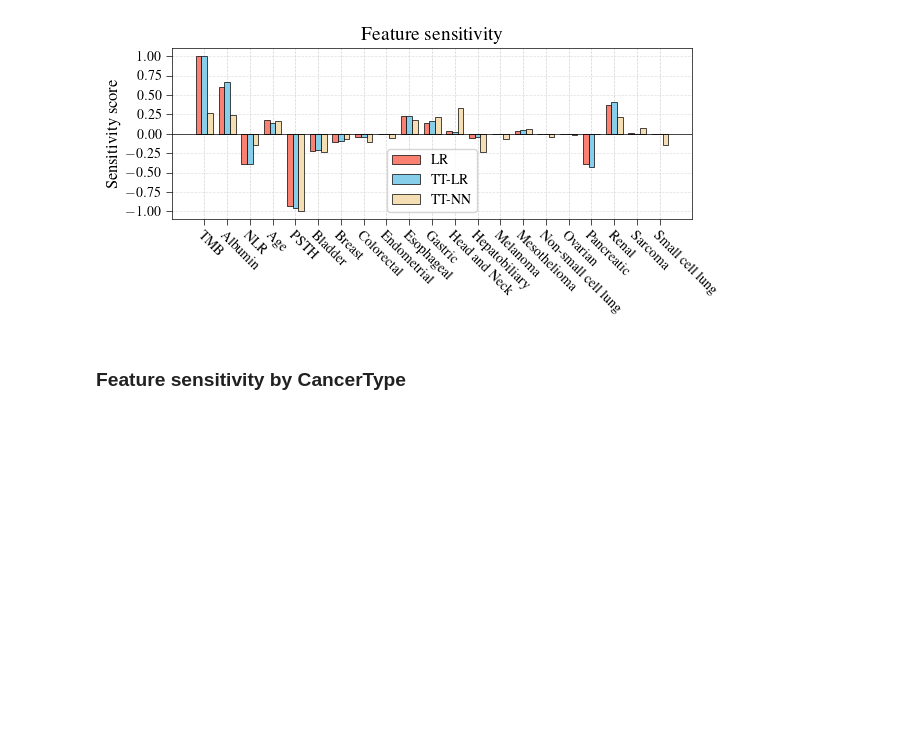
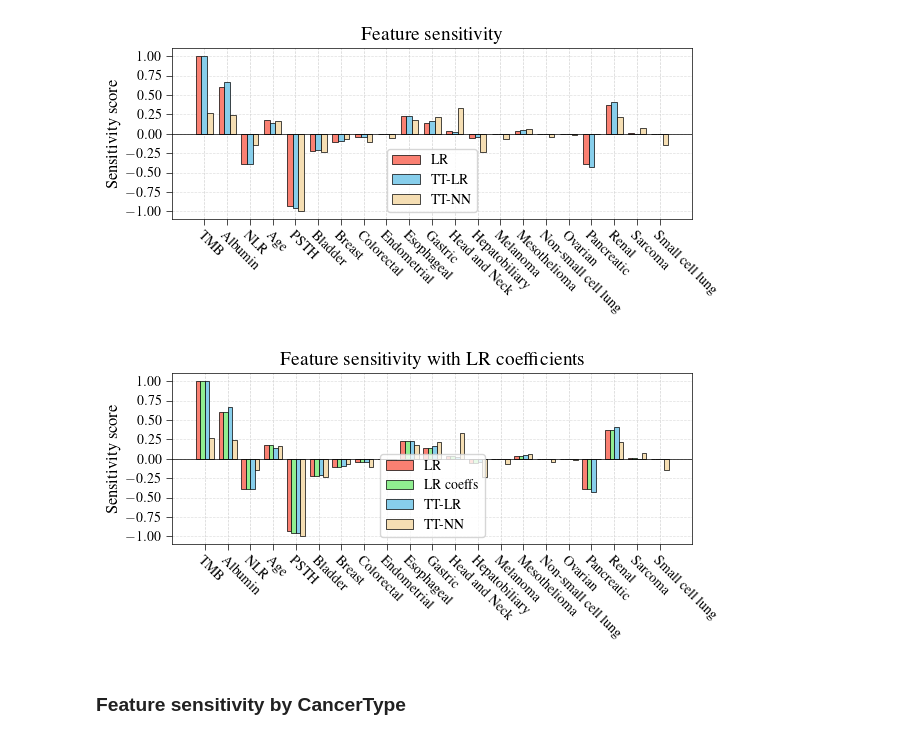
Before and after one commit to joserapa98/tns4loris, a Jupyter notebook: interpretability/interpretability.ipynb, the cells around one changed output. Cells and saved outputs as stored; diff of their text form; code cells hidden in the pictures; blank space fills up the shorter version.

Commit message:
Check feature sensitivity plot against LR coeffs

```diff
--- a/interpretability/interpretability.ipynb
+++ b/interpretability/interpretability.ipynb
@@ -958,6 +958,9 @@ for feat in featuresNA:
 lr_van_scores = torch.stack(lr_van_scores, dim=0)
 lr_van_scores = lr_van_scores / lr_van_scores.abs().max()
 
+lr_van_coeffs = torch.from_numpy(loris_van.coef_).flatten().float()
+lr_van_coeffs = lr_van_coeffs / lr_van_coeffs.abs().max()
+
 tt_scores = torch.tensor(tt_scores)
 tt_scores = tt_scores / tt_scores.abs().max()
 
@@ -1015,6 +1018,61 @@ plt.tight_layout()
 plt.show()
 # %% [output]
 [figure]
+# %%
+# Bar plot setup
+x = torch.arange(len(featuresNA)) * 2  # label locations
+width = 0.4  # width of the bars
+
+fig, ax = plt.subplots(figsize=(6.5, 3.25))
+bars1 = ax.bar(x - 1.5 * width, lr_van_scores, width,
+               label='LR', color='salmon',
+               edgecolor='black', linewidth=0.5)
+bars2 = ax.bar(x - 0.5 * width, lr_van_coeffs, width,
+               label='LR coeffs', color='lightgreen',
+               edgecolor='black', linewidth=0.5)
+bars3 = ax.bar(x + 0.5 * width, tt_scores, width,
+               label='TT-LR', color='skyblue',
+               edgecolor='black', linewidth=0.5)
+bars4 = ax.bar(x + 1.5 * width, tt_nn_scores, width,
+               label='TT-NN', color='wheat',
+               edgecolor='black', linewidth=0.5)
+
+
+# Axes settings
+# ax.set_xlabel('Feature')
+ax.set_ylabel('Sensitivity score')
+ax.set_title('Feature sensitivity with LR coefficients')
+ax.set_xticks(x)
+ax.set_xticklabels([plot_labels[feat] for feat in featuresNA],
+                   rotation=-45, ha='left', rotation_mode='anchor')
+ax.legend(loc='lower center')
+
+# Horizontal line at y=0
+ax.axhline(0, color='black', linewidth=0.5)
+
+# Vertical lines at each x-tick
+for xpos in x:
+    ax.axvline(x=xpos, color='lightgrey',
+               linestyle='--', linewidth=0.5, alpha=1, zorder=-1)
+
+# Y-ticks every 0.1
+ymin, ymax = ax.get_ylim()
+# yticks = np.arange(round(ymin,1), round(ymax+0.1,1), 0.3)
+yticks = np.arange(-1, 1.25, 0.25)
+ax.set_yticks(np.arange(-1, 1.25, 0.25))
+ax.set_ylim(-1.1, 1.1)
+
+# Horizontal grey lines at each y-tick
+for y in yticks:
+    ax.axhline(y=y, color='lightgrey',
+               linestyle='--', linewidth=0.5, alpha=0.7, zorder=-1)
+
+plt.tight_layout()
+# plt.savefig(os.path.join(figures_dir, 'feat_sensitivity_lr_coeffs.pdf'),
+#             bbox_inches='tight')
+plt.show()
+# %% [output]
+[figure, added]
 # %% [markdown]
 ### Feature sensitivity by CancerType
 # %%
```
Also changed, not shown: 1 other file.
